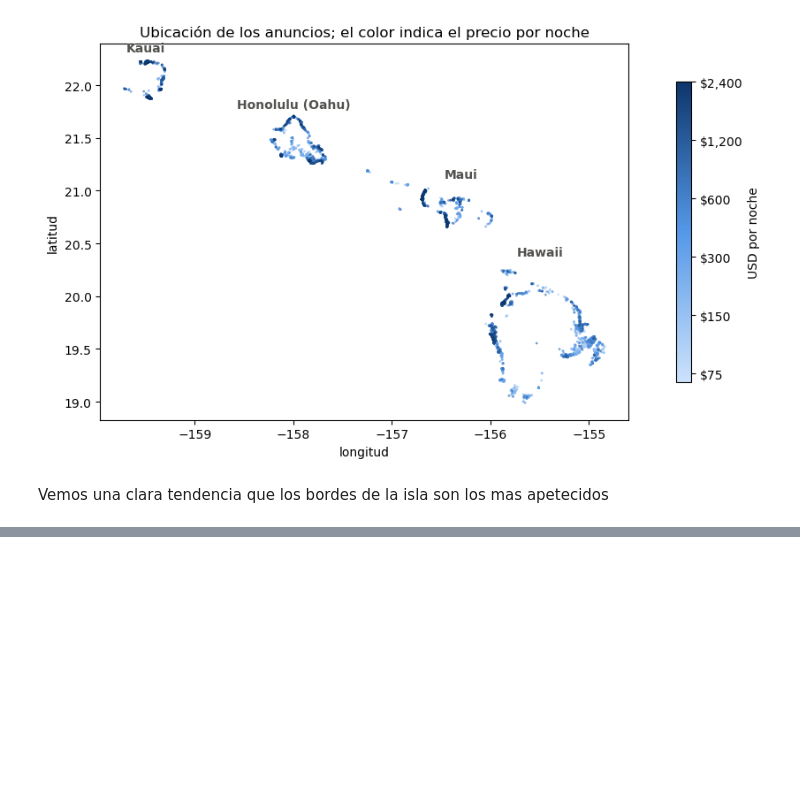
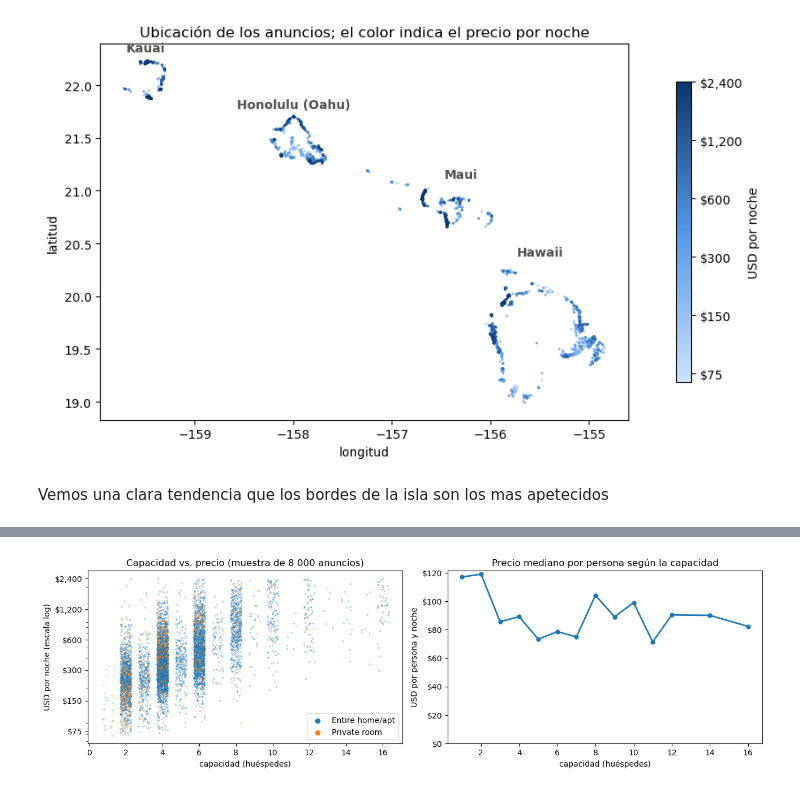
Before and after one commit to Jhonatanclavijo/Reto-Global-Classroom-Anal-tica-de-Airbnb---Hawai, a Jupyter notebook: Analisis exploratorio.ipynb, the cells around one changed output, grey strips where cells are left out. Drawn from its saved outputs; the diff is of its cells as text; code cells hidden in the pictures; blank space fills up the shorter version.

```diff
--- a/Analisis exploratorio.ipynb
+++ b/Analisis exploratorio.ipynb
@@ -181,0 +243,24 @@ Vemos una clara tendencia que los bordes de la isla son los mas apetecidos
+# %%
+rng = np.random.default_rng(0)
+muestra = df.sample(8000, random_state=0)
+fig, axes = plt.subplots(1, 2, figsize=(13, 4))
+for tipo in ["Entire home/apt", "Private room"]:
+    s = muestra[muestra["room_type"] == tipo]
+    axes[0].scatter(s["accommodates"] + rng.uniform(-0.3, 0.3, len(s)), s["price"], s=5, alpha=0.35, color=colorestipo[tipo], linewidths=0, label=tipo)
+axes[0].set_yscale("log"); axes[0].yaxis.set_major_formatter(usd); axes[0].set_yticks([75, 150, 300, 600, 1200, 2400])
+axes[0].set_xlabel("capacidad (huéspedes)"); axes[0].set_ylabel("USD por noche (escala log)")
+axes[0].set_title("Capacidad vs. precio (muestra de 8 000 anuncios)")
+leg = axes[0].legend(markerscale=3, loc="lower right")
+for h in leg.legend_handles:
+    h.set_alpha(1)
+
+pp = df.groupby("accommodates")["price_per_person"].median()
+pp = pp[df["accommodates"].value_counts().reindex(pp.index) >= 50]
+axes[1].plot(pp.index, pp.values, lw=2, marker="o", ms=5)
+axes[1].yaxis.set_major_formatter(usd); axes[1].set_ylim(0)
+axes[1].set_xlabel("capacidad (huéspedes)"); axes[1].set_ylabel("USD por persona y noche")
+axes[1].set_title("Precio mediano por persona según la capacidad")
+plt.tight_layout()
+plt.show()
+# %% [output]
+[figure, added]
```
Also changed, not shown: parts of 6 cells of this notebook.
